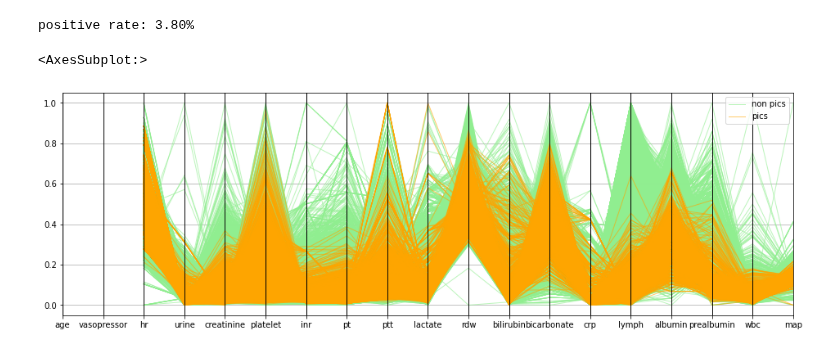
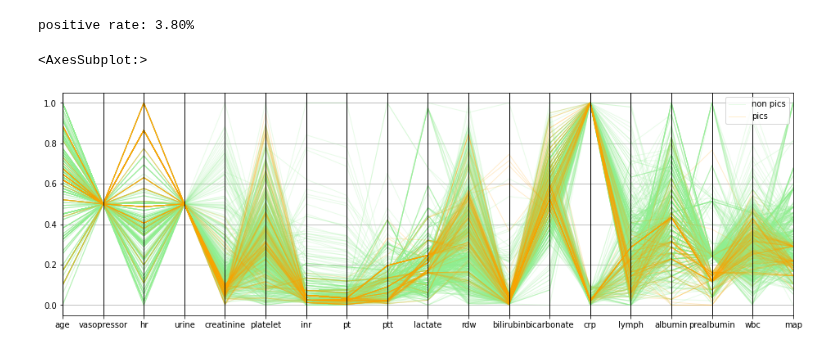
Before and after one commit to zEuler1027/ML_PICS, a Jupyter notebook: stretch_eicu.ipynb, the cells around one changed output. Cells and saved outputs as stored; diff of their text form; code cells hidden in the pictures.

```diff
--- a/stretch_eicu.ipynb
+++ b/stretch_eicu.ipynb
@@ -207,31 +240,34 @@ print(f'positive rate: {positive_rate:.2%}')
 # %% [output]
 positive rate: 3.80%
 # %%
-df_visualize = df_extracted.copy()
+df_visualize = df_extracted.iloc[:1000, :].copy()
 
 # map labels
 df_visualize[KEY_FLAG] = df_visualize[KEY_FLAG].map(
     lambda v: 'pics' if v else 'non pics'
 )
 
 # map data to [0, 1]
 for col in df_visualize.columns[:-1]:
     maximum = df_visualize[col].max()
     minimum = df_visualize[col].min()
     delta = maximum - minimum
-    df_visualize[col] = (df_visualize[col] - minimum) / delta
+    if delta == 0:
+        df_visualize[col] = 0.5
+    else:
+        df_visualize[col] = (df_visualize[col] - minimum) / delta
 
 # visualize input data
 fig_visualize = plt.figure(figsize=(16, 5))
 ax_visualize = fig_visualize.add_subplot()
 pd.plotting.parallel_coordinates(
     df_visualize.sort_values(by=KEY_FLAG),
     KEY_FLAG,
     color=['lightgreen', 'orange'],
-    alpha=0.6,
+    alpha=0.2,
     lw=1,
     ax=ax_visualize,
 )
 # %% [output]
 <AxesSubplot:>
-[figure, old version]
+[figure, new version]
```
Also changed, not shown: parts of 3 cells of this notebook, 6 other files.
